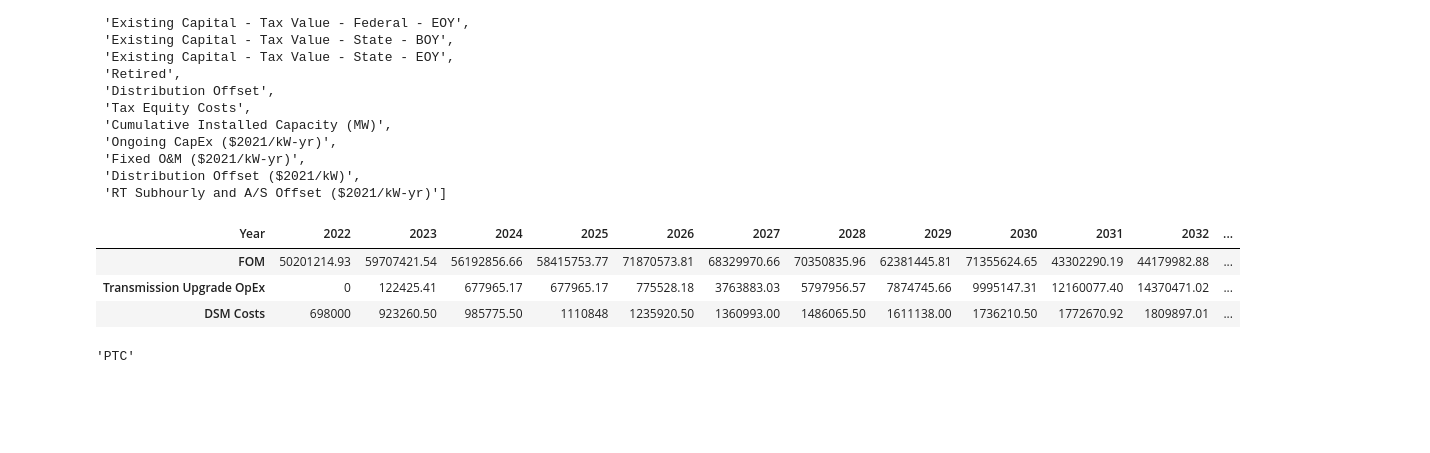
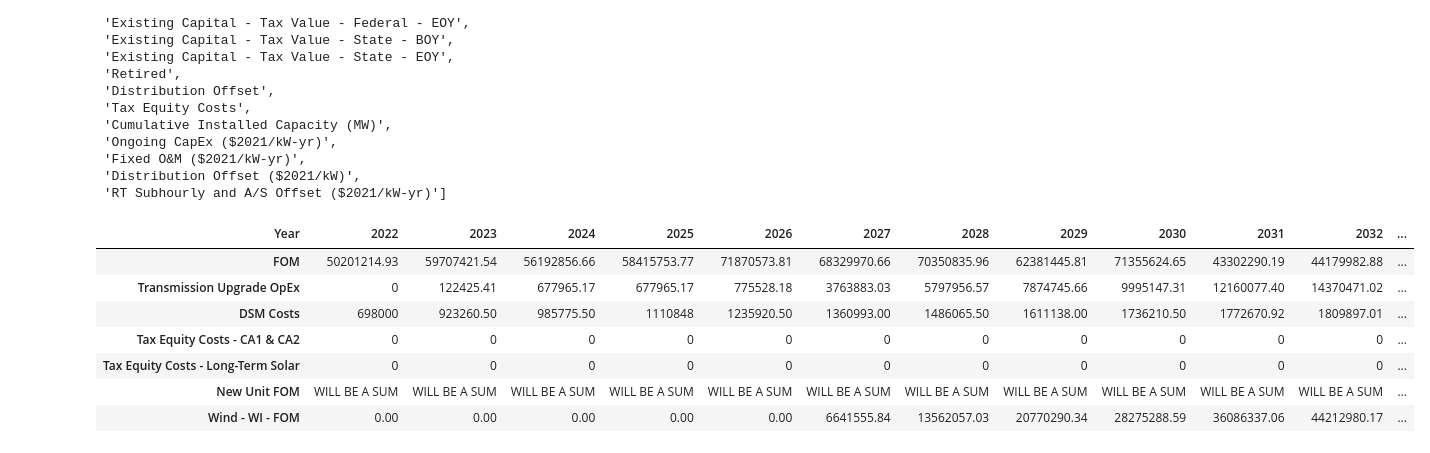
Before and after one commit to anyalomsadzeCRA/WPL-Financial-Model, a Jupyter notebook: WPL Financial Model.ipynb, the cells around one changed output. Saved outputs shown, nothing was run; the diff lists cells and outputs as text; code cells hidden in the pictures; blank space fills up the shorter version.

```diff
--- a/WPL Financial Model.ipynb
+++ b/WPL Financial Model.ipynb
@@ -111,0 +88,6 @@ def read_excel_with_tables(df):
+# %%
+financial_inputs = model_inputs.parse("Financial Inputs", header=None)
+financial_inputs_tables = read_excel_with_tables(financial_inputs)
+financial_scalars_inputs = financial_inputs_tables['Scalar Inputs'].set_index('Scalar Input')
+inflation_vector_df = financial_inputs_tables['Inflation Vector - Base Year 2021$']
+inflation_vector = inflation_vector_df.set_index('Year')['Scalar']
@@ -227,33 +207,75 @@ list(datacenter_scenario_financials_tables.keys())
  'Distribution Offset ($2021/kW)',
  'RT Subhourly and A/S Offset ($2021/kW-yr)']
 # %%
+# FORMAT SOME INPUT TABLES FOR EASIER DATA ACCESS
+cumulative_installed_capacity_MW_df = datacenter_scenario_financials_tables['Cumulative Installed Capacity (MW)'].T
+cumulative_installed_capacity_MW_df.columns = cumulative_installed_capacity_MW_df.iloc[0]
+cumulative_installed_capacity_MW_df = cumulative_installed_capacity_MW_df[1:].rename_axis('Year')
+
+FOM_2021_kw_year_df = datacenter_scenario_financials_tables['Fixed O&M ($2021/kW-yr)'].T
+FOM_2021_kw_year_df.columns = FOM_2021_kw_year_df.iloc[0]
+FOM_2021_kw_year_df = FOM_2021_kw_year_df[1:].rename_axis('Year')
+
+# MAKE ROWS FOR TABLE
 transmission_upgrade_costs_df = datacenter_scenario_financials_tables['Transmission Upgrade Costs - DR Costs']
 FOM_yearly = transmission_upgrade_costs_df[transmission_upgrade_costs_df['Category'] == 'FOM']
 FOM_yearly = FOM_yearly.loc[:, FOM_yearly.columns.isin(aurora_years)].values[0]
 Transmission_Upgrade_OpEx_yearly = transmission_upgrade_costs_df[transmission_upgrade_costs_df['Category'] == 'Transmission Upgrade OpEx']
 Transmission_Upgrade_OpEx_yearly = Transmission_Upgrade_OpEx_yearly.loc[:, Transmission_Upgrade_OpEx_yearly.columns.isin(aurora_years)].values[0]
 DSM_Costs_yearly = transmission_upgrade_costs_df[transmission_upgrade_costs_df['Category'] == 'DSM Costs']
 DSM_Costs_yearly = DSM_Costs_yearly.loc[:, DSM_Costs_yearly.columns.isin(aurora_years)].values[0]
+PTC_or_ITC = financial_scalars_inputs.loc['Long-term solar projects ITCs or PTCs?'].values[0]
+if PTC_or_ITC == "ITC":
+    tax_equity_costs_df = datacenter_scenario_financials_tables['Tax Equity Costs']
+    tax_equity_costs_CA1_CA2_yearly = tax_equity_costs_df[tax_equity_costs_df.Category == 'Cash Distributions/OpEx for TE - CA1 & CA2']
+    tax_equity_costs_CA1_CA2_yearly = tax_equity_costs_CA1_CA2_yearly.loc[:, tax_equity_costs_CA1_CA2_yearly.columns.isin(aurora_years)].values[0]
+    tax_equity_costs_longterm_solar_yearly = tax_equity_costs_df[tax_equity_costs_df.Category == 'Cash Distributions/OpEx for TE- Long-Term Solar']
+    tax_equity_costs_longterm_solar_yearly = tax_equity_costs_longterm_solar_yearly.loc[:, tax_equity_costs_longterm_solar_yearly.columns.isin(aurora_years)].values[0]
+else:
+    tax_equity_costs_CA1_CA2_yearly = [0] * len(aurora_years)
+    tax_equity_costs_longterm_solar_yearly = [0] * len(aurora_years)
+
+####### GET WIND FOM --- MAKE THIS INTO A FUNCTION FOR ALL RESOURCES'S FOMS#######
+wind_capacity_yearly = cumulative_installed_capacity_MW_df['Wind - WI']
+wind_capacity_yearly = wind_capacity_yearly * 1000 # convert MWs to KWs
+wind_FOM_yearly = FOM_2021_kw_year_df['Wind - WI']
+# Merge DataFrames on the 'Year' column
+wind_yearly_df = pd.merge(wind_capacity_yearly, wind_FOM_yearly, on='Year')
+wind_yearly_df = pd.merge(wind_yearly_df, inflation_vector, on='Year')
+wind_yearly_df.columns = ['Capacity','FOM', 'Inflation Scalar']
+# Multiply corresponding values for total FOM
+wind_yearly_df['Total FOM'] =  wind_yearly_df['Capacity'] * wind_yearly_df['FOM'] * wind_yearly_df['Inflation Scalar']
+wind_FOM_yearly = wind_yearly_df['Total FOM']
+wind_FOM_yearly = wind_FOM_yearly.to_frame().T
+wind_FOM_yearly = wind_FOM_yearly.loc[:, wind_FOM_yearly.columns.isin(aurora_years)].values[0]
+#########
+
+new_unit_FOM_yearly = ['WILL BE A SUM'] * len(aurora_years)
+
 
 #  KEEP ADDING ROWS #####################
 
 
 # dictionary of lists
 FOM_portfolio_cost_dict = {'Year': aurora_years,
                            'FOM': FOM_yearly,
                            'Transmission Upgrade OpEx': Transmission_Upgrade_OpEx_yearly,
-                           'DSM Costs': DSM_Costs_yearly}
+                           'DSM Costs': DSM_Costs_yearly,
+                           'Tax Equity Costs - CA1 & CA2': tax_equity_costs_CA1_CA2_yearly,
+                           'Tax Equity Costs - Long-Term Solar': tax_equity_costs_longterm_solar_yearly,
+                           'New Unit FOM': new_unit_FOM_yearly,
+                           'Wind - WI - FOM': wind_FOM_yearly}
 
 FOM_portfolio_cost_dict = pd.DataFrame(FOM_portfolio_cost_dict)
 FOM_portfolio_cost_dict.set_index('Year', inplace=True)
 FOM_portfolio_cost_dict = FOM_portfolio_cost_dict.T
 FOM_portfolio_cost_dict.style.format(precision=2)
 # %% [output]
 | Year | 2022 | 2023 | 2024 | 2025 | 2026 | 2027 | 2028 | 2029 | 2030 | 2031 | 2032 | ... |
 | FOM | 50201214.93 | 59707421.54 | 56192856.66 | 58415753.77 | 71870573.81 | 68329970.66 | 70350835.96 | 62381445.81 | 71355624.65 | 43302290.19 | 44179982.88 | ... |
 | Transmission Upgrade OpEx | 0 | 122425.41 | 677965.17 | 677965.17 | 775528.18 | 3763883.03 | 5797956.57 | 7874745.66 | 9995147.31 | 12160077.40 | 14370471.02 | ... |
 | DSM Costs | 698000 | 923260.50 | 985775.50 | 1110848 | 1235920.50 | 1360993.00 | 1486065.50 | 1611138.00 | 1736210.50 | 1772670.92 | 1809897.01 | ... |
+| Tax Equity Costs - CA1 & CA2 | 0 | 0 | 0 | 0 | 0 | 0 | 0 | 0 | 0 | 0 | 0 | ... |
+| Tax Equity Costs - Long-Term Solar | 0 | 0 | 0 | 0 | 0 | 0 | 0 | 0 | 0 | 0 | 0 | ... |
+| New Unit FOM | WILL BE A SUM | WILL BE A SUM | WILL BE A SUM | WILL BE A SUM | WILL BE A SUM | WILL BE A SUM | WILL BE A SUM | WILL BE A SUM | WILL BE A SUM | WILL BE A SUM | WILL BE A SUM | ... |
+| Wind - WI - FOM | 0.00 | 0.00 | 0.00 | 0.00 | 0.00 | 6641555.84 | 13562057.03 | 20770290.34 | 28275288.59 | 36086337.06 | 44212980.17 | ... |
-# %%
-financial_scalars_inputs.loc['Long-term solar projects ITCs or PTCs?'].values[0]
-# %% [output]
-'PTC'
```
Also changed, not shown: parts of 8 cells of this notebook, 1 other file.
